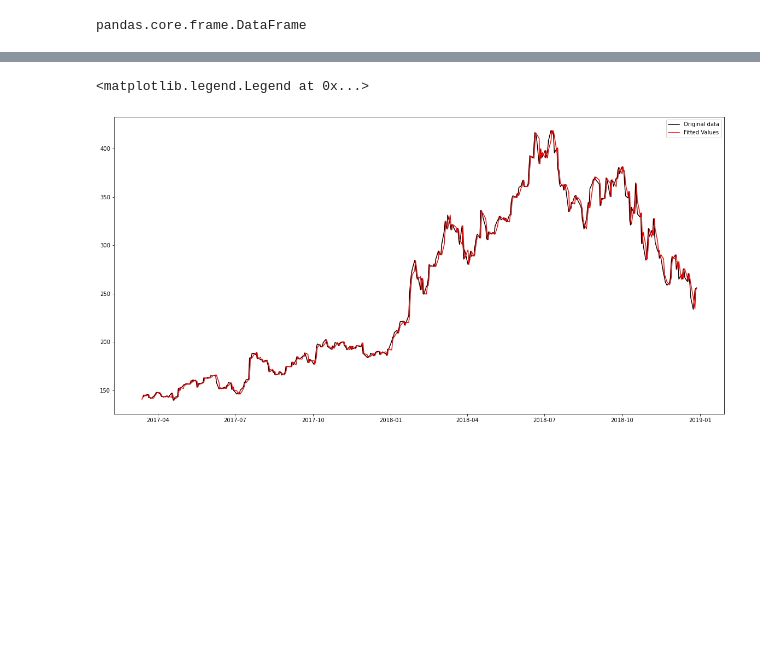
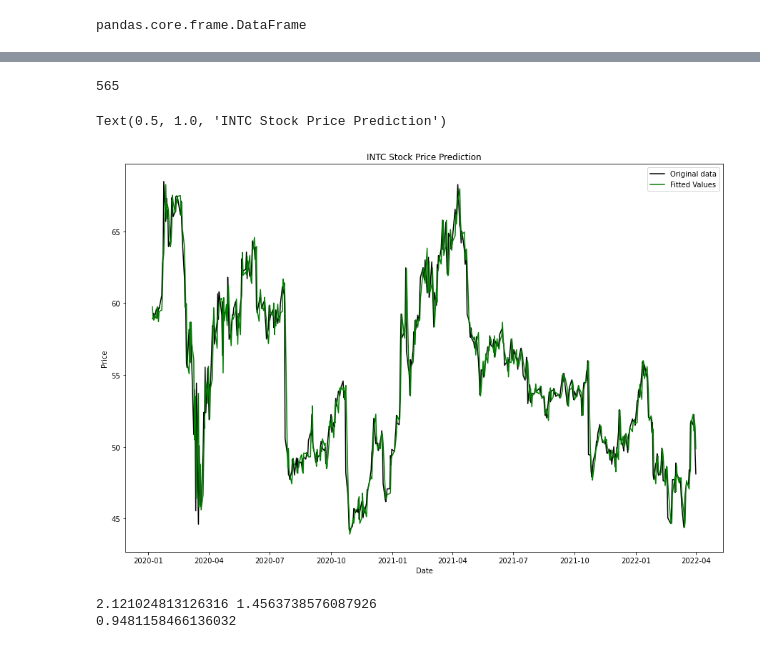
Before and after one commit to alexmorinvt/cs4664_22, a Jupyter notebook: ARIMA/ARIMA.ipynb, the cells around one changed output, grey strips where cells are left out. Cells and saved outputs as stored; diff of their text form; code cells hidden in the pictures; blank space fills up the shorter version.

Commit message:
Update_ARIMA

```diff
--- a/ARIMA/ARIMA.ipynb
+++ b/ARIMA/ARIMA.ipynb
@@ -165,3 +161,5 @@ def check_stationarity(ts_data):
+# %%
+df_close = df_close.sort_values(by='timestamp')
 # %%
 check_stationarity(df_close)
 # %% [output]
@@ -255,5 +244,5 @@ plot_acf(diff, ax=ax2)
 # %%
-model = sm.tsa.arima.ARIMA(df_close, order=(6,1,3))
+model = sm.tsa.arima.ARIMA(df_close, order=(26,1,9))
 # %%
 result = model.fit()
 # %%
@@ -369,6 +301,6 @@ RangeIndex(start=2263, stop=2293, step=1)
 # %%
-last = round(len(df_close)*0.2)
-pred = result.predict(start=2262-last, end=2262)
-df_last = df_close[len(df_close)-last:]
-df_last
+last = round(len(df_close)*0.1)
+# last = 1000
+pred = result.predict(start=5641-last, end=5641)
+last
 # %% [output]
@@ -405,8 +324,29 @@ Name: predicted_mean, Length: 454, dtype: float64
+# %%
+split_point = int(len(df)*0.8)
+df_test = df_close[len(df)-1 - last:len(df)]
+df_test = df_test.sort_values(by='timestamp')
+len(df_test)
+# %% [output]
+565
 # %%
-plt.figure(figsize=(20,10))
-plt.plot(df_last, color='black', label='Original data')
-plt.plot(pred, color='red', label='Fitted Values')
+plt.figure(figsize=(15,10))
+plt.plot(df_test, color='black', label='Original data')
+plt.plot(pred, color='green', label='Fitted Values')
 plt.legend()
+plt.ylabel("Price")
+plt.xlabel("Date")
+plt.title('INTC Stock Price Prediction')
 # %% [output]
-<matplotlib.legend.Legend at 0x...>
+Text(0.5, 1.0, 'INTC Stock Price Prediction')
-[figure, old version]
+[figure, new version]
+# %%
+
+mse = mean_squared_error(df_test, pred)
+rmse = mean_squared_error(df_test, pred, squared=False)
+print(mse, rmse)
+
+mae = mean_absolute_error(df_test, pred)
+print(mae)
+# %% [output]
+2.121024813126316 1.4563738576087926
+0.9481158466136032
```
Also changed, not shown: parts of 33 cells of this notebook, 2 other files.
